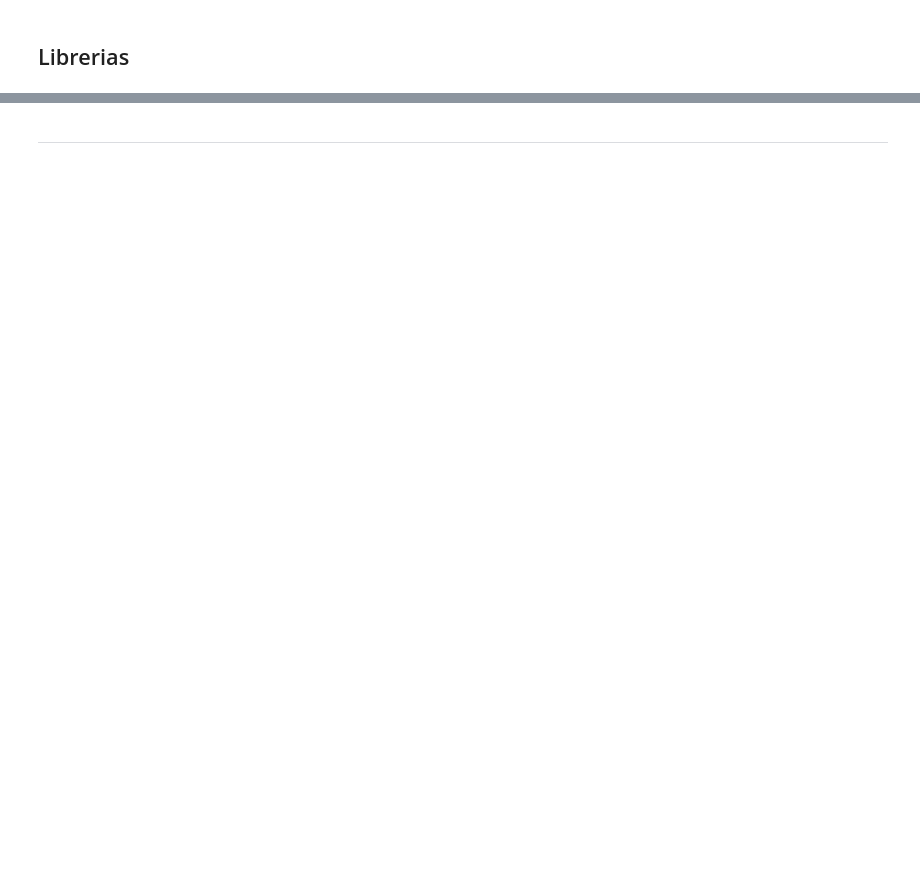
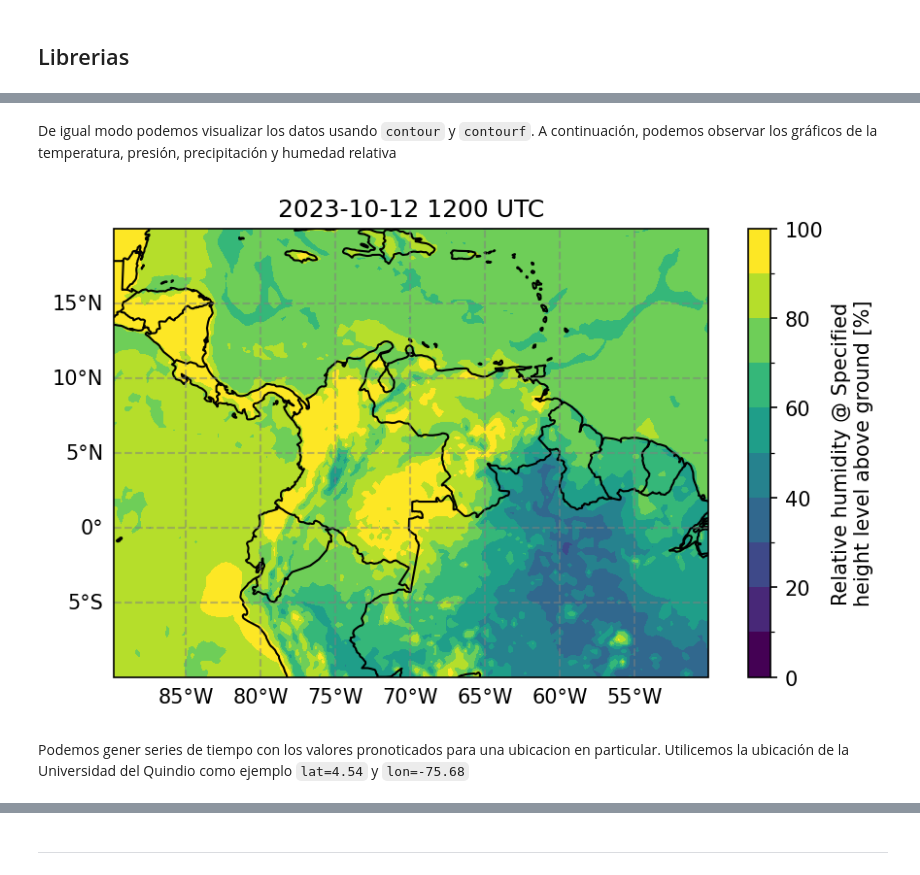
Before and after one commit to ProjectPythia/AtmosCol-2023, a Jupyter notebook: notebooks/2.acceso-datos/2.3.GFS.ipynb, the cells around one changed output, grey strips where cells are left out. Cells and saved outputs as stored; diff of their text form; code cells hidden in the pictures; blank space fills up the shorter version.

```diff
--- a/notebooks/2.acceso-datos/2.3.GFS.ipynb
+++ b/notebooks/2.acceso-datos/2.3.GFS.ipynb
@@ -59,0 +168,3 @@ temp.sel(lat=slice(16, -6)).sel(lon=slice(276, 295)).isel(time2=0).plot()
+# %%
+ds_col = ds_subset.sel(lat=slice(20, -10), lon=slice(270, 310))
+display(ds_col)
@@ -59,0 +189,34 @@ temp.sel(lat=slice(16, -6)).sel(lon=slice(276, 295)).isel(time2=0).plot()
+# %% [markdown]
+De igual modo podemos visualizar los datos usando `contour` y `contourf`. A continuación, podemos observar los gráficos de la temperatura, presión, precipitación y humedad relativa
+# %%
+# Creacion del "lienzo"
+fig, ax = plt.subplots(figsize=(7, 4), subplot_kw={"projection":ccrs.PlateCarree(central_longitude=285)}, dpi=150)
+
+# Grafico de variables
+# (ds_col.Pressure_surface.sel(time=f"{fecha} 12:00") / 100).plot.contour(ax=ax, transform=ccrs.PlateCarree(), cmap='viridis_r',
+#                                              linewidths=0.5,
+#                                             levels=np.arange(500, 1000, 100))
+# (ds_col.Temperature_surface.sel(time=f"{fecha} 12:00") - 273.15).plot.contourf(ax=ax, cmap='Spectral_r', transform=ccrs.PlateCarree(),
+#                                          levels=np.arange(0, 35, 1))
+ds_col.Relative_humidity_height_above_ground.sel(time=f"{fecha} 12:00").isel(height_above_ground4=0).plot.contourf(ax=ax,
+                                                                                        cmap='viridis',
+                                                                                        transform=ccrs.PlateCarree(),
+                                                                                       levels=np.arange(0, 101, 10))
+
+# (ds_col.Precipitation_rate_surface.sel(time=f"{fecha} 12:00") * 86400).plot.contourf(ax=ax,
+#                                                           transform=ccrs.PlateCarree(),
+#                                                           levels=np.arange(0, 50, 1))
+
+# Adicionamos lineas costeras y división entre paises
+ax.coastlines()
+ax.add_feature(cf.BORDERS)
+
+# Agregar las lineas de reticula
+gl = ax.gridlines(draw_labels=True, linewidth=1, color='gray', alpha=0.5, linestyle='--')
+gl.xlabels_top = False
+gl.ylabels_right = False
+plt.title(f"{to_datetime(ds_col.sel(time=f'{fecha} 12:00').time.values):%Y-%m-%d %H%M} UTC");
+# %% [output]
+[figure, added]
+# %% [markdown]
+Podemos gener series de tiempo con los valores pronoticados para una ubicacion en particular. Utilicemos la ubicación de la Universidad del Quindio como ejemplo `lat=4.54` y `lon=-75.68`
```
Also changed, not shown: parts of 41 cells of this notebook.
